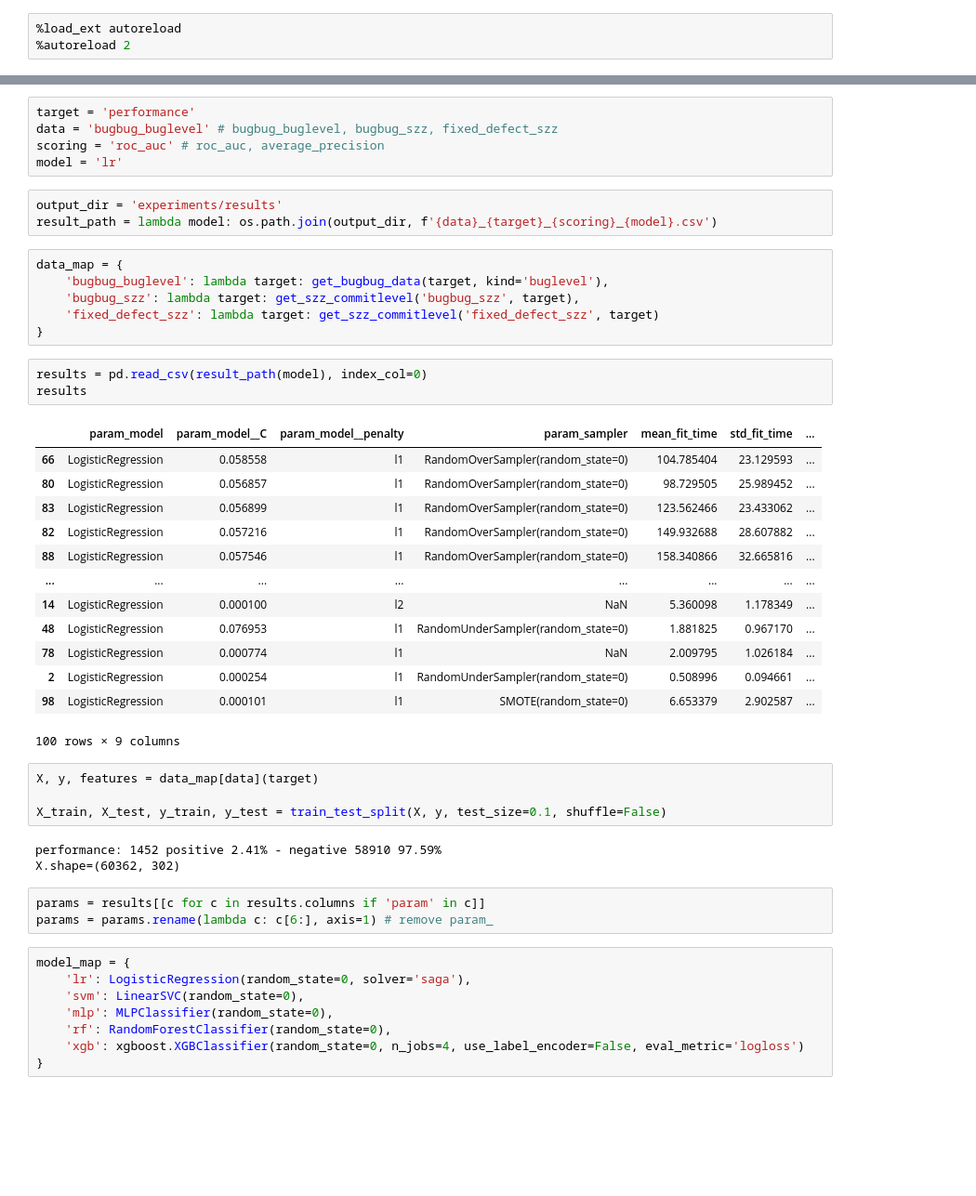
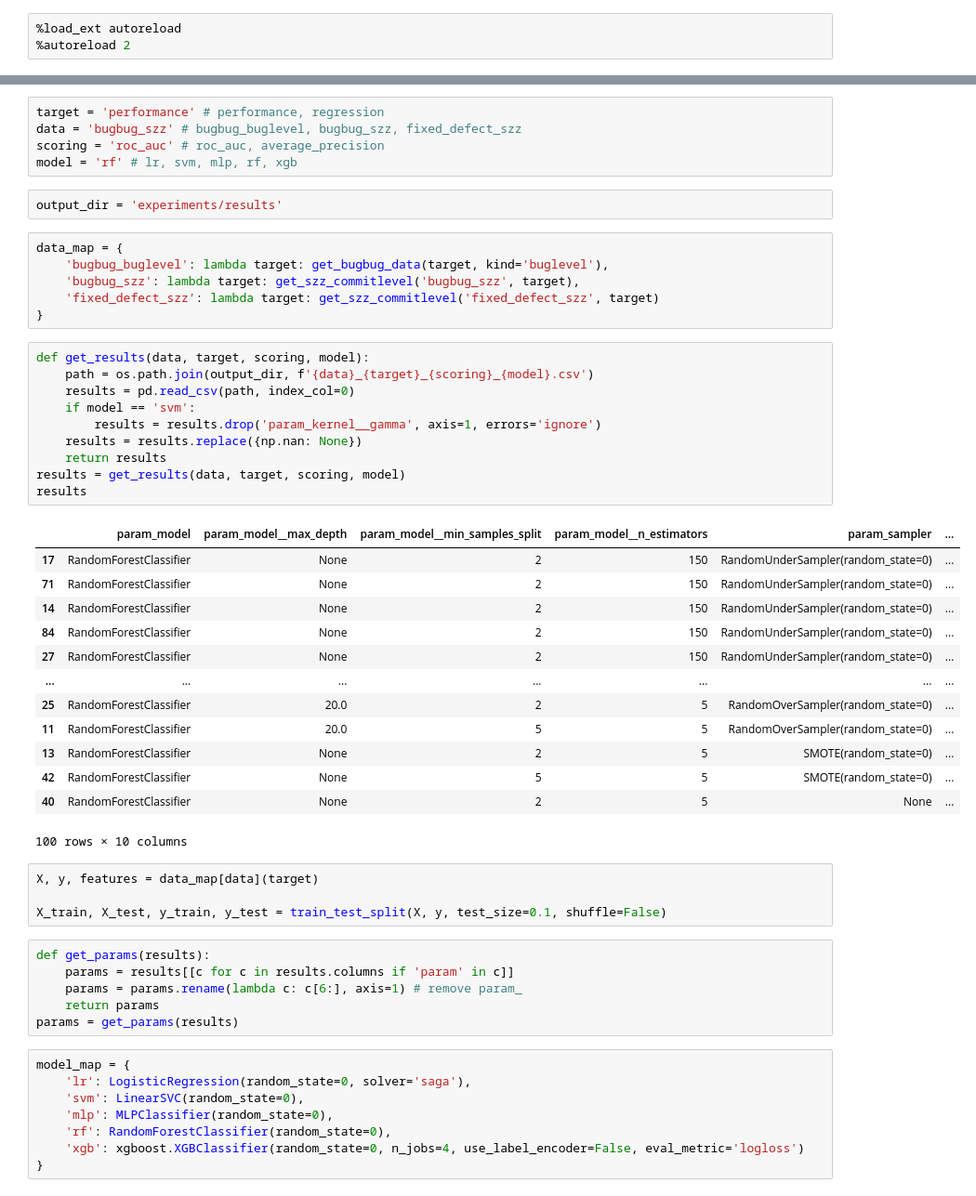
Before and after one commit to markus7800/firefox-performance-regressions, a Jupyter notebook: experiments/ModelEvaluation.ipynb, the cells around one changed output, grey strips where cells are left out. Shown at 93% size. Drawn from its saved outputs; the diff is of its cells as text; blank space fills up the shorter version.

```diff
--- a/experiments/ModelEvaluation.ipynb
+++ b/experiments/ModelEvaluation.ipynb
@@ -12,46 +10,52 @@ from experiments.data_utils import *
 from experiments.plot_utils import *
 from experiments.hyperparam_tuning import *
 # %%
-target = 'performance'
-data = 'bugbug_buglevel' # bugbug_buglevel, bugbug_szz, fixed_defect_szz
+target = 'performance' # performance, regression
+data = 'bugbug_szz' # bugbug_buglevel, bugbug_szz, fixed_defect_szz
 scoring = 'roc_auc' # roc_auc, average_precision
-model = 'lr'
+model = 'rf' # lr, svm, mlp, rf, xgb
-# %%
-output_dir = 'experiments/results'
-result_path = lambda model: os.path.join(output_dir, f'{data}_{target}_{scoring}_{model}.csv')
+# %%
+output_dir = 'experiments/results'
 # %%
 data_map = {
     'bugbug_buglevel': lambda target: get_bugbug_data(target, kind='buglevel'),
     'bugbug_szz': lambda target: get_szz_commitlevel('bugbug_szz', target),
     'fixed_defect_szz': lambda target: get_szz_commitlevel('fixed_defect_szz', target)
 }
-# %%
-results = pd.read_csv(result_path(model), index_col=0)
-results
-# %% [output]
-|  | param_model | param_model__C | param_model__penalty | param_sampler | mean_fit_time | std_fit_time | ... |
-| 66 | LogisticRegression | 0.058558 | l1 | RandomOverSampler(random_state=0) | 104.785404 | 23.129593 | ... |
-| 80 | LogisticRegression | 0.056857 | l1 | RandomOverSampler(random_state=0) | 98.729505 | 25.989452 | ... |
-| 83 | LogisticRegression | 0.056899 | l1 | RandomOverSampler(random_state=0) | 123.562466 | 23.433062 | ... |
-| 82 | LogisticRegression | 0.057216 | l1 | RandomOverSampler(random_state=0) | 149.932688 | 28.607882 | ... |
-| 88 | LogisticRegression | 0.057546 | l1 | RandomOverSampler(random_state=0) | 158.340866 | 32.665816 | ... |
-| ... | ... | ... | ... | ... | ... | ... | ... |
-| 14 | LogisticRegression | 0.000100 | l2 | NaN | 5.360098 | 1.178349 | ... |
-| 48 | LogisticRegression | 0.076953 | l1 | RandomUnderSampler(random_state=0) | 1.881825 | 0.967170 | ... |
-| 78 | LogisticRegression | 0.000774 | l1 | NaN | 2.009795 | 1.026184 | ... |
-| 2 | LogisticRegression | 0.000254 | l1 | RandomUnderSampler(random_state=0) | 0.508996 | 0.094661 | ... |
-| 98 | LogisticRegression | 0.000101 | l1 | SMOTE(random_state=0) | 6.653379 | 2.902587 | ... |
-100 rows × 9 columns
+# %%
+def get_results(data, target, scoring, model):
+    path = os.path.join(output_dir, f'{data}_{target}_{scoring}_{model}.csv')
+    results = pd.read_csv(path, index_col=0)
+    if model == 'svm':
+        results = results.drop('param_kernel__gamma', axis=1, errors='ignore')
+    results = results.replace({np.nan: None})
+    return results
+results = get_results(data, target, scoring, model)
+results
+# %% [output]
+|  | param_model | param_model__max_depth | param_model__min_samples_split | param_model__n_estimators | param_sampler | ... |
+| 17 | RandomForestClassifier | None | 2 | 150 | RandomUnderSampler(random_state=0) | ... |
+| 71 | RandomForestClassifier | None | 2 | 150 | RandomUnderSampler(random_state=0) | ... |
+| 14 | RandomForestClassifier | None | 2 | 150 | RandomUnderSampler(random_state=0) | ... |
+| 84 | RandomForestClassifier | None | 2 | 150 | RandomUnderSampler(random_state=0) | ... |
+| 27 | RandomForestClassifier | None | 2 | 150 | RandomUnderSampler(random_state=0) | ... |
+| ... | ... | ... | ... | ... | ... | ... |
+| 25 | RandomForestClassifier | 20.0 | 2 | 5 | RandomOverSampler(random_state=0) | ... |
+| 11 | RandomForestClassifier | 20.0 | 5 | 5 | RandomOverSampler(random_state=0) | ... |
+| 13 | RandomForestClassifier | None | 2 | 5 | SMOTE(random_state=0) | ... |
+| 42 | RandomForestClassifier | None | 5 | 5 | SMOTE(random_state=0) | ... |
+| 40 | RandomForestClassifier | None | 2 | 5 | None | ... |
+100 rows × 10 columns
 # %%
 X, y, features = data_map[data](target)
 
 X_train, X_test, y_train, y_test = train_test_split(X, y, test_size=0.1, shuffle=False)
-# %% [output]
-performance: 1452 positive 2.41% - negative 58910 97.59%
-X.shape=(60362, 302)
 # %%
-params = results[[c for c in results.columns if 'param' in c]]
-params = params.rename(lambda c: c[6:], axis=1) # remove param_
+def get_params(results):
+    params = results[[c for c in results.columns if 'param' in c]]
+    params = params.rename(lambda c: c[6:], axis=1) # remove param_
+    return params
+params = get_params(results)
 # %%
 model_map = {
     'lr': LogisticRegression(random_state=0, solver='saga'),
```
Also changed, not shown: parts of 23 cells of this notebook, 3 other files.
